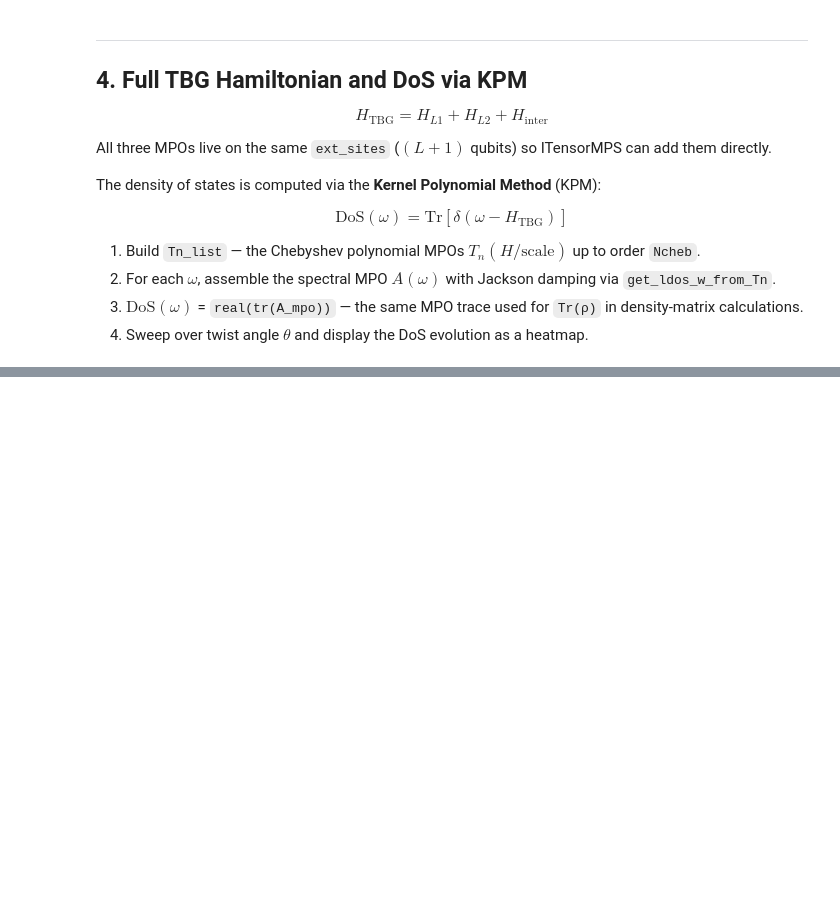
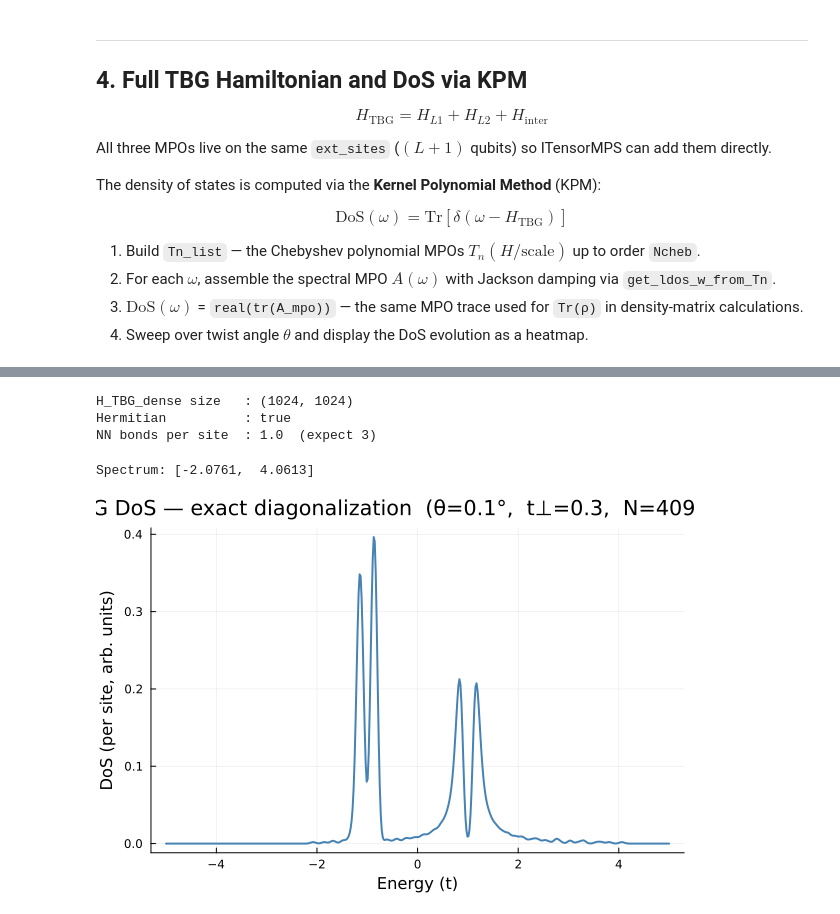
Before and after one commit to TensorBinding/TensorBinding, a Jupyter notebook: examples/twisted_bilayer.ipynb, the cells around one changed output, grey strips where cells are left out. Saved outputs shown, nothing was run; the diff lists cells and outputs as text; code cells hidden in the pictures; blank space fills up the shorter version.

```diff
--- a/examples/twisted_bilayer.ipynb
+++ b/examples/twisted_bilayer.ipynb
@@ -339,0 +358,50 @@ heatmap(collect(θ_sweep), collect(ω_sweep), dos_sweep;
+# %%
+# ── Dense honeycomb NN Hamiltonian (N×N) ──────────────────────────────────────
+# NN bond length = 1.0 (set by honeycomb_positions); threshold 1e-6 for floating-point
+d_NN = 1.0
+H_honey_dense = zeros(Float64, N, N)
+for i in 1:N, j in (i+1):N
+    if abs(norm(rs1[i, :] .- rs1[j, :]) - d_NN) < 1e-6
+        H_honey_dense[i, j] = t
+        H_honey_dense[j, i] = t
+    end
+end
+
+# ── Interlayer coupling V (N×N) ───────────────────────────────────────────────
+V_dense = [t_inter * exp(-α_decay * norm(rs1[i, :] .- rs2[j, :])) for i in 1:N, j in 1:N]
+
+
+# ── Full 2N×2N TBG Hamiltonian ────────────────────────────────────────────────
+H_TBG_dense = [H_honey_dense  V_dense;
+               V_dense'       H_honey_dense]
+
+println("H_TBG_dense size   : $(size(H_TBG_dense))")
+println("Hermitian          : $(ishermitian(H_TBG_dense))")
+println("NN bonds per site  : $(round(sum(H_honey_dense .!= 0) / N; digits=2))  (expect 3)")
+# %% [output]
+H_TBG_dense size   : (1024, 1024)
+Hermitian          : true
+NN bonds per site  : 1.0  (expect 3)
+# %%
+scale_tbg = 5.
+# ── Exact diagonalization ─────────────────────────────────────────────────────
+ε_exact = eigvals(Hermitian(H_TBG_dense))
+println("Spectrum: [$(round(minimum(ε_exact); digits=4)),  $(round(maximum(ε_exact); digits=4))]")
+
+# ── DoS via Gaussian broadening ───────────────────────────────────────────────
+σ_broad   = 0.05                         # broadening (in units of t)
+ω_exact   = range(-scale_tbg, scale_tbg; length=500)
+dos_exact = [sum(@. exp(-(ω - ε_exact)^2 / (2σ_broad^2)) / (sqrt(2π) * σ_broad))
+             for ω in ω_exact]
+dos_exact ./= N_ext                       # normalise per site
+
+plot(ω_exact, dos_exact;
+     xlabel  = "Energy (t)",
+     ylabel  = "DoS (per site, arb. units)",
+     title   = "TBG DoS — exact diagonalization  (θ=$(θ_deg)°,  t⊥=$(t_inter),  N=$(N_ext) sites)",
+     legend  = false,
+     lw      = 2,
+     color   = :steelblue)
+# %% [output]
+Spectrum: [-2.0761,  4.0613]
+[figure, added]
```
Also changed, not shown: parts of 7 cells of this notebook, 6 other files.
